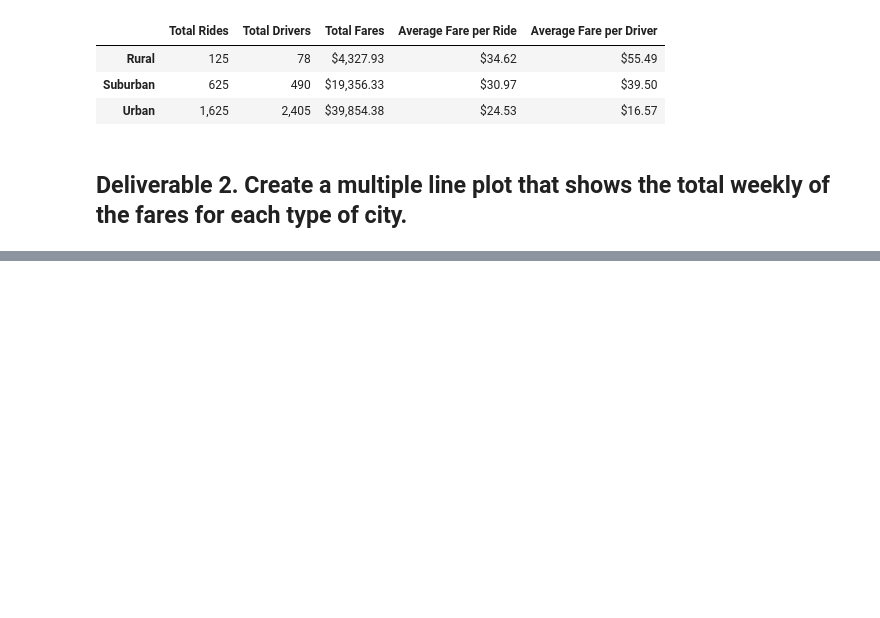
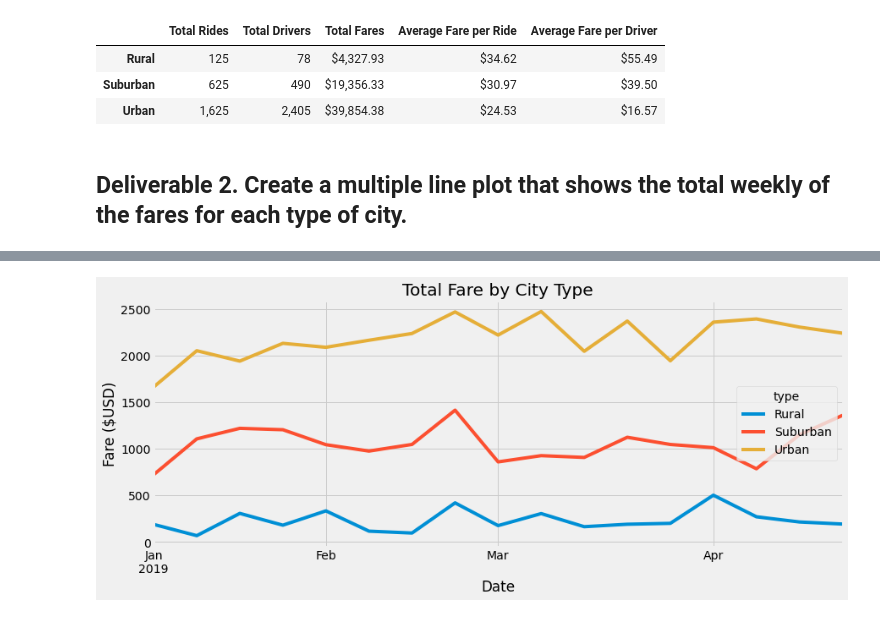
Before and after one commit to oyuka1112/PyBer_Analysis, a Jupyter notebook: PyBer_Challenge.ipynb, the cells around one changed output, grey strips where cells are left out. Cells and saved outputs as stored; diff of their text form; code cells hidden in the pictures; blank space fills up the shorter version.

```diff
--- a/PyBer_Challenge.ipynb
+++ b/PyBer_Challenge.ipynb
@@ -95,6 +112,7 @@ merged_df = pyber_data_df.groupby("type").sum()[]
 # %%
 # 3. Reset the index on the DataFrame you created in #1. This is needed to use the 'pivot()' function.
 # df = df.reset_index()
+df = df.reset_index()
 # %%
 # 4. Create a pivot table with the 'date' as the index, the columns ='type', and values='fare'
 # to get the total fares for each type of city by the date.
@@ -101,2 +135,4 @@ merged_df = pyber_data_df.groupby("type").sum()[]
 # %%
 # 5. Create a new DataFrame from the pivot table DataFrame using loc on the given dates, '2019-01-01':'2019-04-29'.
+new_pivot_df = df.pivot(index = "date", columns = "type", values = "fare").loc["2019-01-01":"2019-04-29"]
+new_pivot_df
@@ -103,5 +154,6 @@ merged_df = pyber_data_df.groupby("type").sum()[]
 # %%
 # 6. Set the "date" index to datetime datatype. This is necessary to use the resample() method in Step 8.
 # df.index = pd.to_datetime(df.index)
+new_pivot_df.index = pd.to_datetime(new_pivot_df.index)
 # %%
 # 7. Check that the datatype for the index is datetime using df.info()
@@ -108,2 +172,4 @@ merged_df = pyber_data_df.groupby("type").sum()[]
 # %%
 # 8. Create a new DataFrame using the "resample()" function by week 'W' and get the sum of the fares for each week.
+by_week_df = new_pivot_df.resample("W").sum()
+by_week_df
@@ -110,7 +196,13 @@ merged_df = pyber_data_df.groupby("type").sum()[]
 # %%
 # 8. Using the object-oriented interface method, plot the resample DataFrame using the df.plot() function.
 
 # Import the style from Matplotlib.
 from matplotlib import style
 # Use the graph style fivethirtyeight.
 style.use('fivethirtyeight')
+by_week_df.plot(ylabel = "Fare ($USD)", xlabel = "Date"
+                , title = "Total Fare by City Type", figsize = (13, 5))
+
+plt.savefig("Analysis/chart.png")
+# %% [output]
+[figure, added]
```
Also changed, not shown: parts of 6 cells of this notebook, 2 other files.
